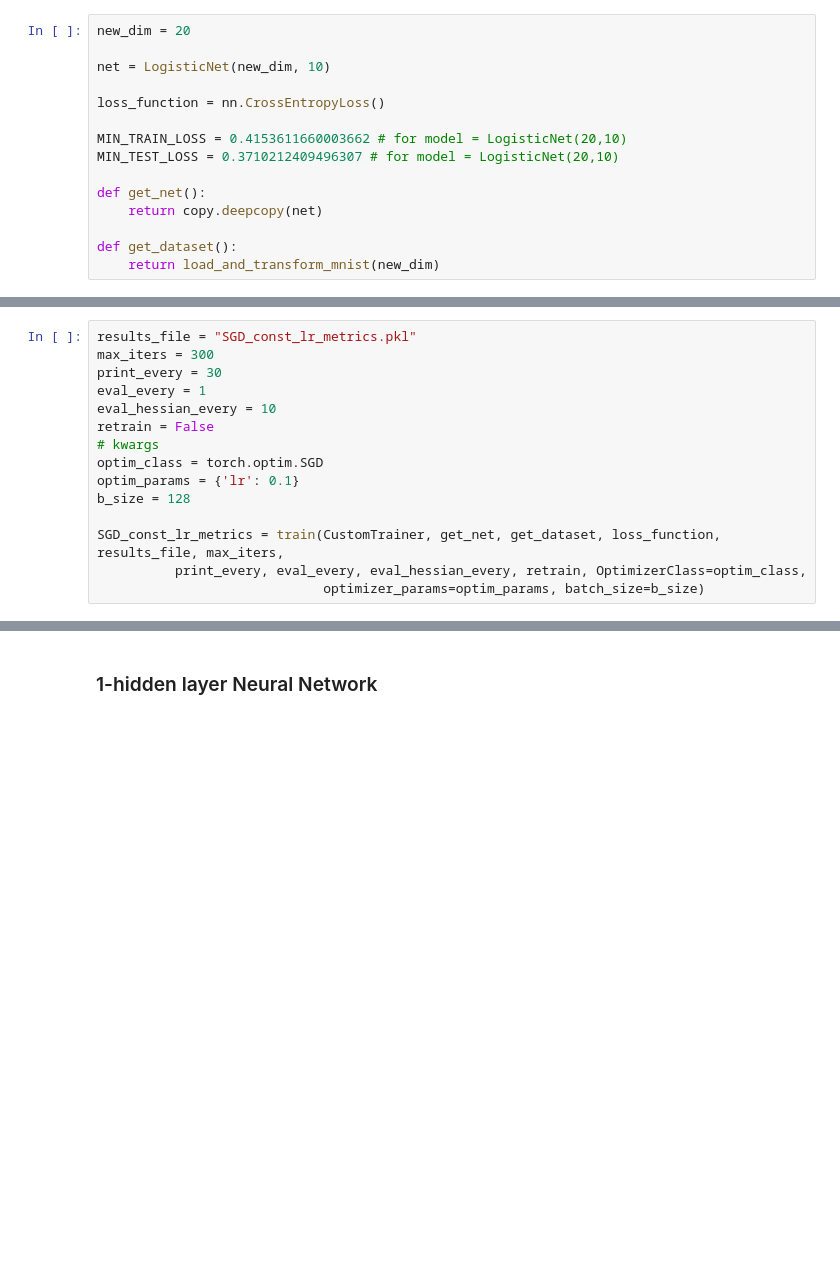
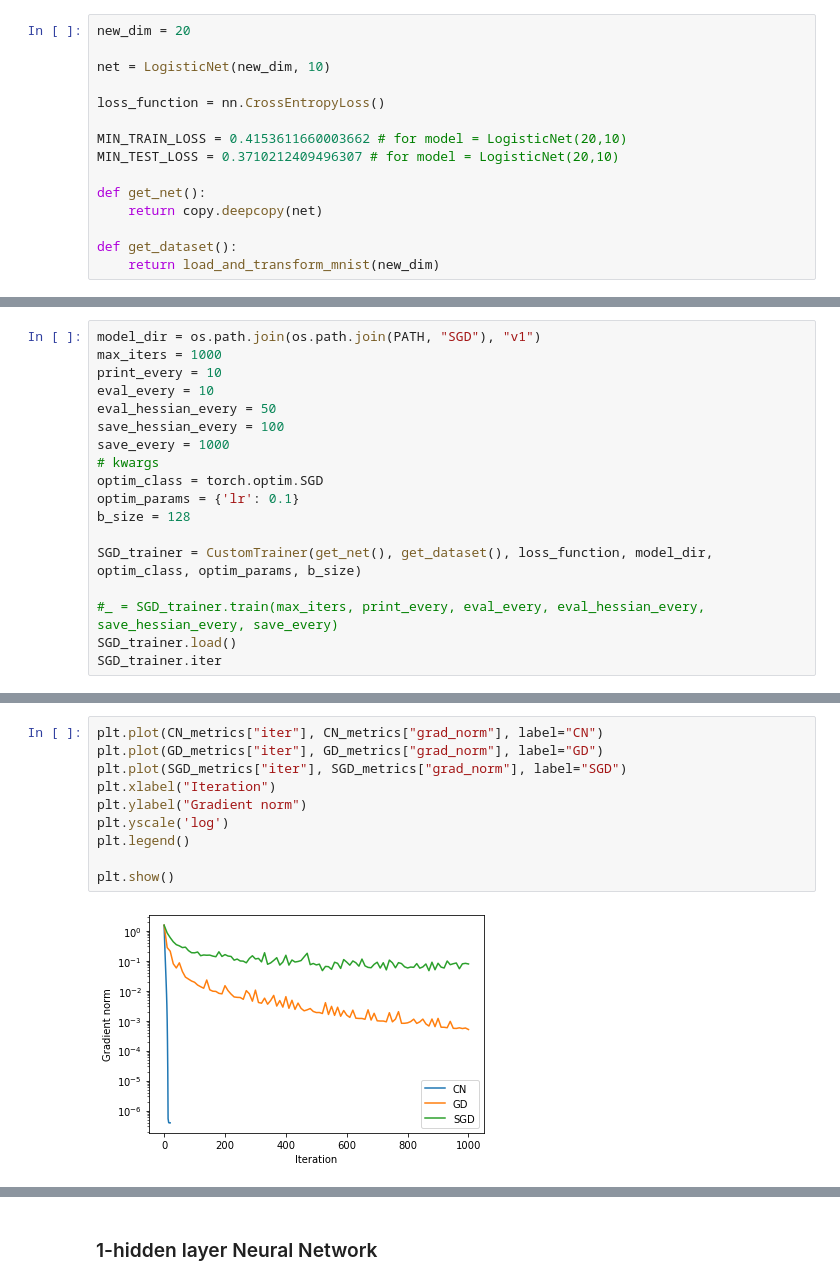
Before and after one commit to DenisPushkin/Cubic_Newton, a Jupyter notebook: mnist_experiments.ipynb, the cells around one changed output, grey strips where cells are left out. Cells and saved outputs as stored; diff of their text form; blank space fills up the shorter version.

```diff
--- a/mnist_experiments.ipynb
+++ b/mnist_experiments.ipynb
@@ -547,16 +868,19 @@ Retraining model:
 # %%
-results_file = "SGD_const_lr_metrics.pkl"
-max_iters = 300
-print_every = 30
-eval_every = 1
-eval_hessian_every = 10
-retrain = False
+model_dir = os.path.join(os.path.join(PATH, "SGD"), "v1")
+max_iters = 1000
+print_every = 10
+eval_every = 10
+eval_hessian_every = 50
+save_hessian_every = 100
+save_every = 1000
 # kwargs
 optim_class = torch.optim.SGD
 optim_params = {'lr': 0.1}
 b_size = 128
 
-SGD_const_lr_metrics = train(CustomTrainer, get_net, get_dataset, loss_function, results_file, max_iters,
-          print_every, eval_every, eval_hessian_every, retrain, OptimizerClass=optim_class,
-                             optimizer_params=optim_params, batch_size=b_size)
+SGD_trainer = CustomTrainer(get_net(), get_dataset(), loss_function, model_dir, optim_class, optim_params, b_size)
+
+#_ = SGD_trainer.train(max_iters, print_every, eval_every, eval_hessian_every, save_hessian_every, save_every)
+SGD_trainer.load()
+SGD_trainer.iter
 # %% [output]
@@ -699,0 +949,12 @@ plt.show()
+# %%
+plt.plot(CN_metrics["iter"], CN_metrics["grad_norm"], label="CN")
+plt.plot(GD_metrics["iter"], GD_metrics["grad_norm"], label="GD")
+plt.plot(SGD_metrics["iter"], SGD_metrics["grad_norm"], label="SGD")
+plt.xlabel("Iteration")
+plt.ylabel("Gradient norm")
+plt.yscale('log')
+plt.legend()
+
+plt.show()
+# %% [output]
+[figure, added]
```
Also changed, not shown: parts of 62 cells of this notebook.
